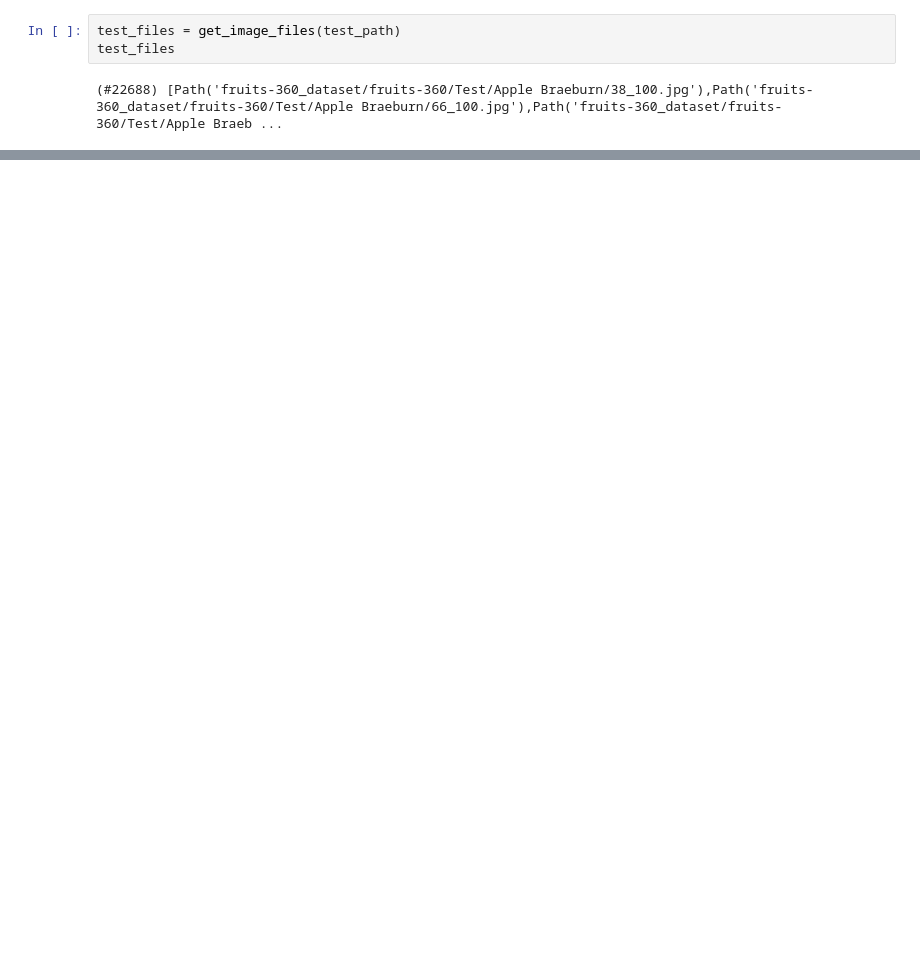
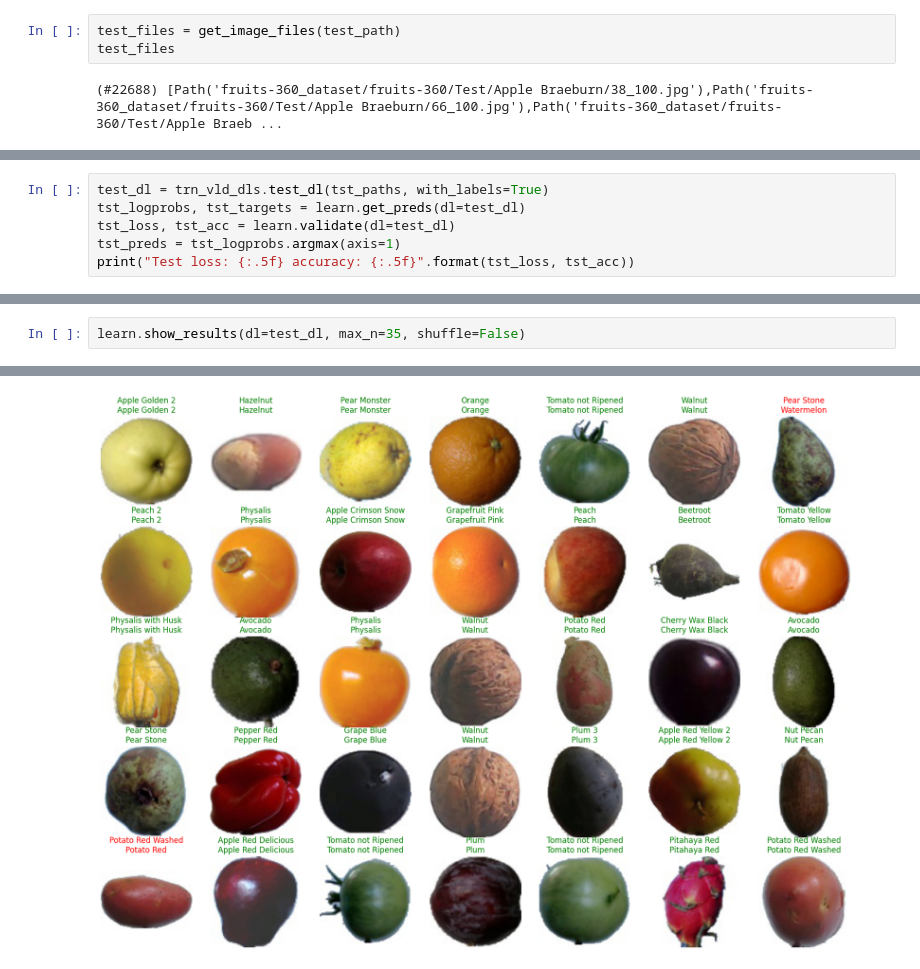
Before and after one commit to kwainright/5156-project, a Jupyter notebook: KalebWainright-Proposal.ipynb, the cells around one changed output, grey strips where cells are left out. Drawn from its saved outputs; the diff is of its cells as text; blank space fills up the shorter version.

```diff
--- a/KalebWainright-Proposal.ipynb
+++ b/KalebWainright-Proposal.ipynb
@@ -221,0 +304,6 @@ learn.fit(n_epoch=1, lr=0.01)
+# %%
+test_dl = trn_vld_dls.test_dl(tst_paths, with_labels=True)
+tst_logprobs, tst_targets = learn.get_preds(dl=test_dl)
+tst_loss, tst_acc = learn.validate(dl=test_dl)
+tst_preds = tst_logprobs.argmax(axis=1)
+print("Test loss: {:.5f} accuracy: {:.5f}".format(tst_loss, tst_acc))
@@ -221,0 +314,3 @@ learn.fit(n_epoch=1, lr=0.01)
+# %%
+learn.show_results(dl=test_dl, max_n=35, shuffle=False)
+# %% [output]
@@ -221,0 +318 @@ learn.fit(n_epoch=1, lr=0.01)
+[figure, added]
```
Also changed, not shown: parts of 32 cells of this notebook.
